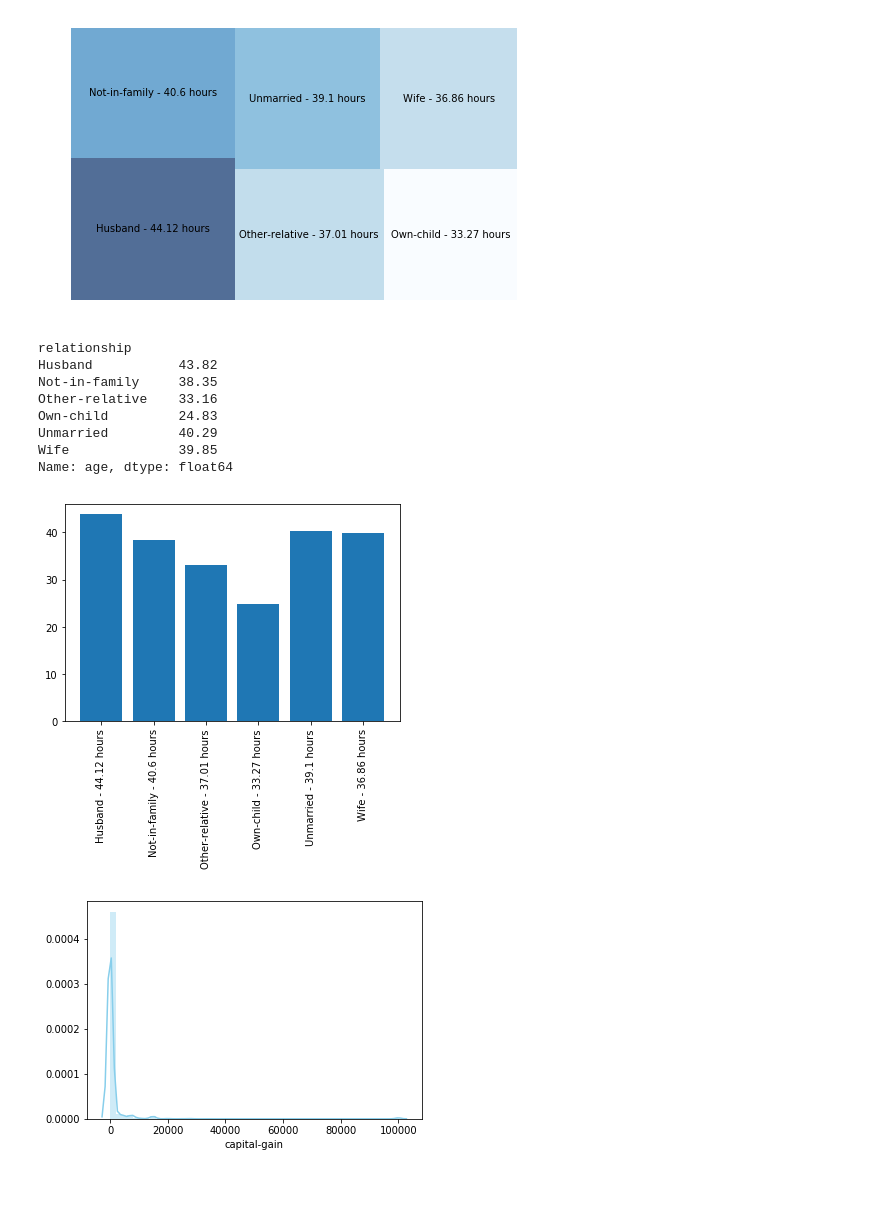
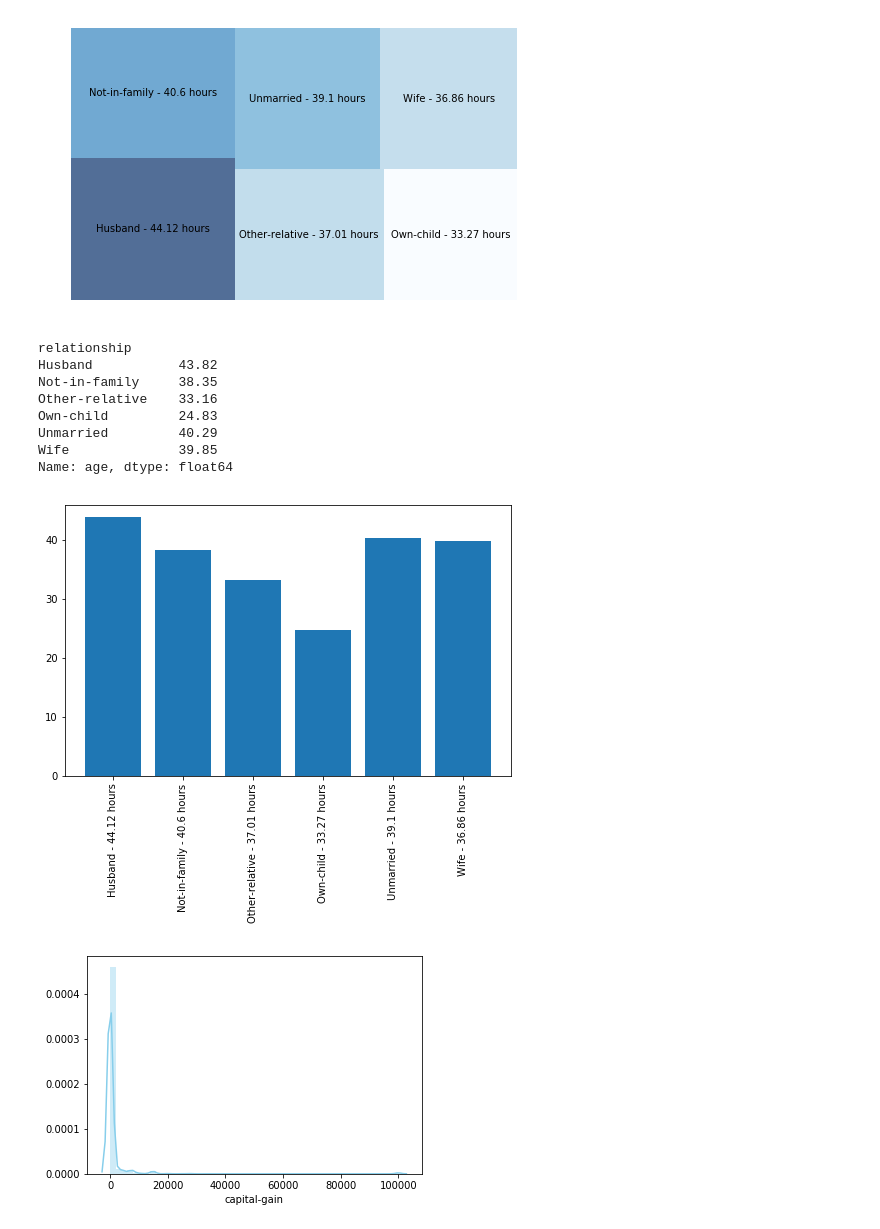
Before and after one commit to higornucci/mineracao-censo-1994-eua, a Jupyter notebook: adult.ipynb, the cells around one changed output. Cells and saved outputs as stored; diff of their text form; code cells hidden in the pictures; blank space fills up the shorter version.

```diff
--- a/adult.ipynb
+++ b/adult.ipynb
@@ -36,31 +36,32 @@ plt.show()
 # %% [output]
 [figure]
 # %%
+plt.figure(figsize=(8,5))
 height = dados_completo.groupby(['relationship'])['age'].mean().round(2)
 relationship=height.index.get_level_values("relationship")
 bars = np.array(team)+ " - " +group_df.astype("str")+" hours"
 y_pos = np.arange(len(bars))
 print(height)
 
 # Create bars
 plt.bar(y_pos, height)
 
 # Create names on the x-axis
 plt.xticks(y_pos, bars, rotation=90)
 
 plt.savefig('relationship_hours_per_week_age.png')
 # Show graphic
 plt.show()
 # %% [output]
 relationship
 Husband           43.82
 Not-in-family     38.35
 Other-relative    33.16
 Own-child         24.83
 Unmarried         40.29
 Wife              39.85
 Name: age, dtype: float64
-[figure, old version]
+[figure, new version]
 # %%
 sns.distplot( dados_completo["capital-gain"] , color="skyblue", label="Capital gain")
 #sns.distplot( dados_completo["class"] , color="red", label="Capital anual")
```
Also changed, not shown: 2 other files.
